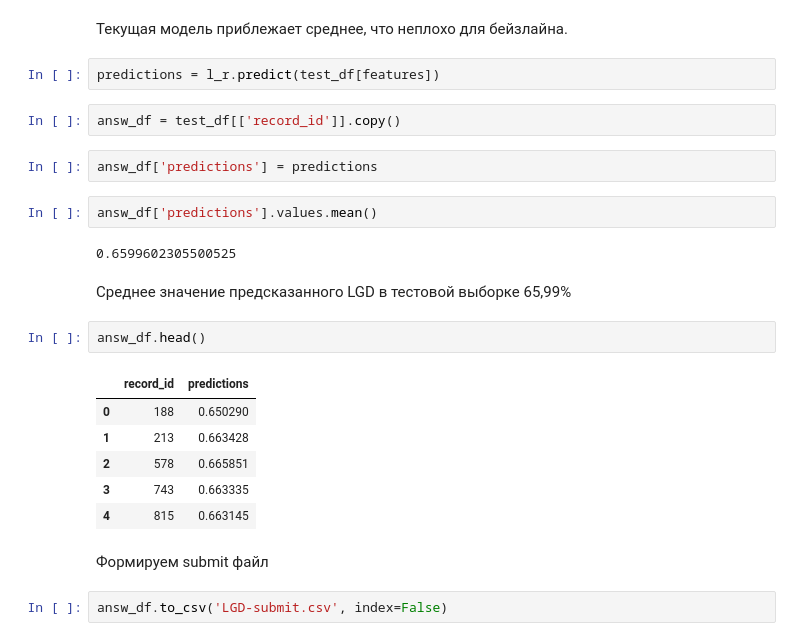
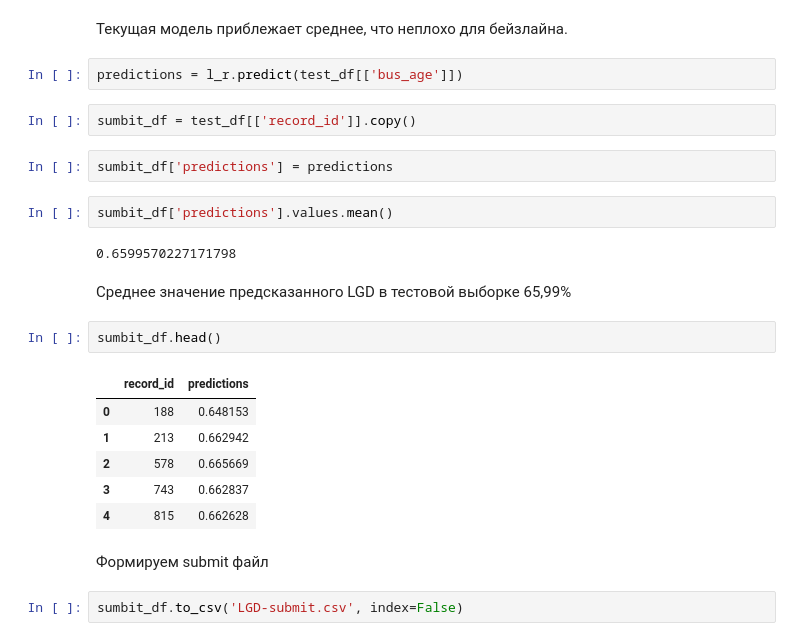
Before and after one commit to BKHV/risk_models, a Jupyter notebook: LGD competition baseline.ipynb, the cells around one changed output. Drawn from its saved outputs; the diff is of its cells as text.

```diff
--- a/LGD competition baseline.ipynb
+++ b/LGD competition baseline.ipynb
@@ -151,27 +151,27 @@ No handles with labels found to put in legend.
 # %% [markdown]
 Текущая модель приблежает среднее, что неплохо для бейзлайна.
 # %%
-predictions = l_r.predict(test_df[features])
+predictions = l_r.predict(test_df[['bus_age']])
 # %%
-answ_df = test_df[['record_id']].copy()
+sumbit_df = test_df[['record_id']].copy()
 # %%
-answ_df['predictions'] = predictions
+sumbit_df['predictions'] = predictions
 # %%
-answ_df['predictions'].values.mean()
+sumbit_df['predictions'].values.mean()
 # %% [output]
-0.6599602305500525
+0.6599570227171798
 # %% [markdown]
 Среднее значение предсказанного LGD в тестовой выборке 65,99%
 # %%
-answ_df.head()
+sumbit_df.head()
 # %% [output]
 |  | record_id | predictions |
-| 0 | 188 | 0.650290 |
-| 1 | 213 | 0.663428 |
-| 2 | 578 | 0.665851 |
-| 3 | 743 | 0.663335 |
-| 4 | 815 | 0.663145 |
+| 0 | 188 | 0.648153 |
+| 1 | 213 | 0.662942 |
+| 2 | 578 | 0.665669 |
+| 3 | 743 | 0.662837 |
+| 4 | 815 | 0.662628 |
 # %% [markdown]
 Формируем submit файл
 # %%
-answ_df.to_csv('LGD-submit.csv', index=False)
+sumbit_df.to_csv('LGD-submit.csv', index=False)
```
